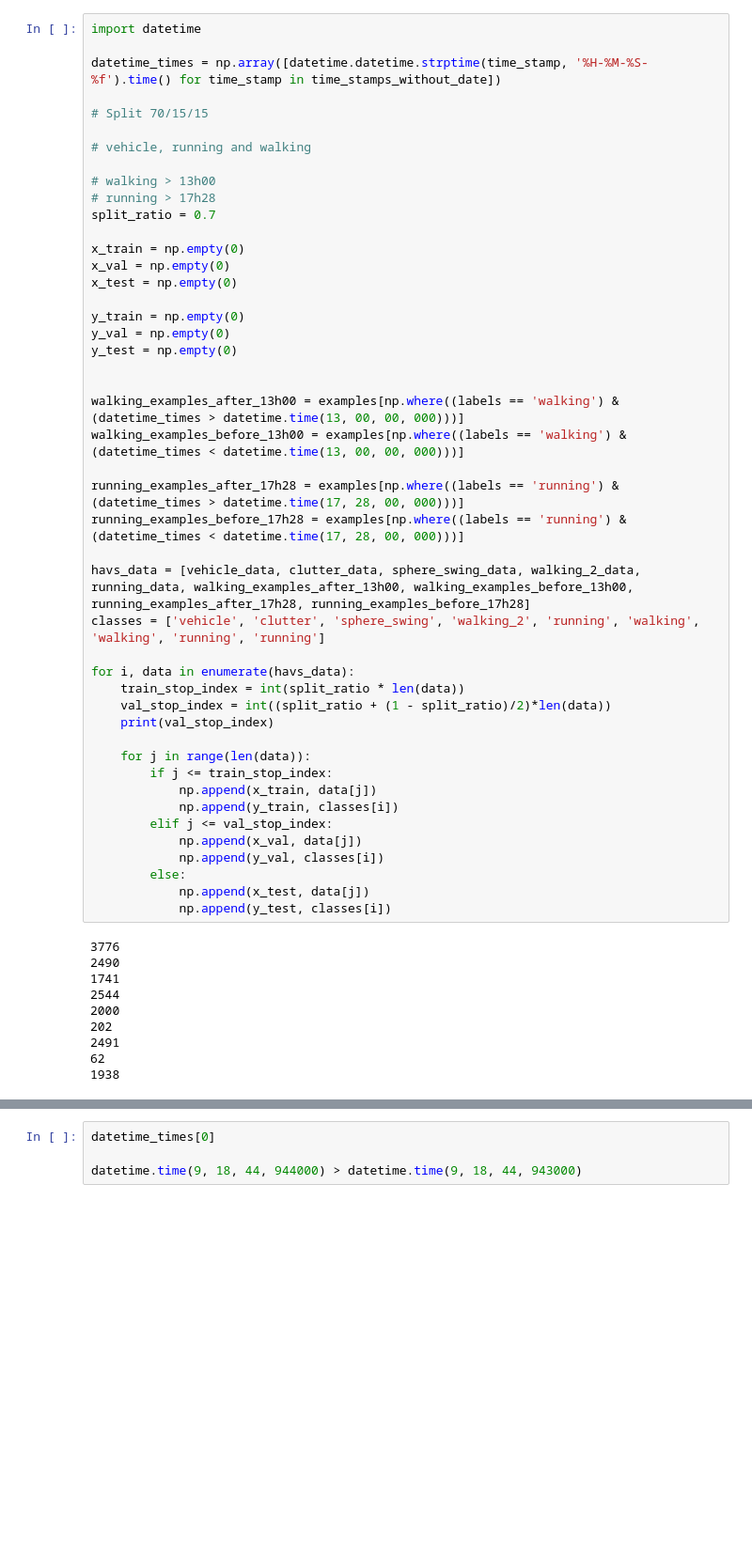
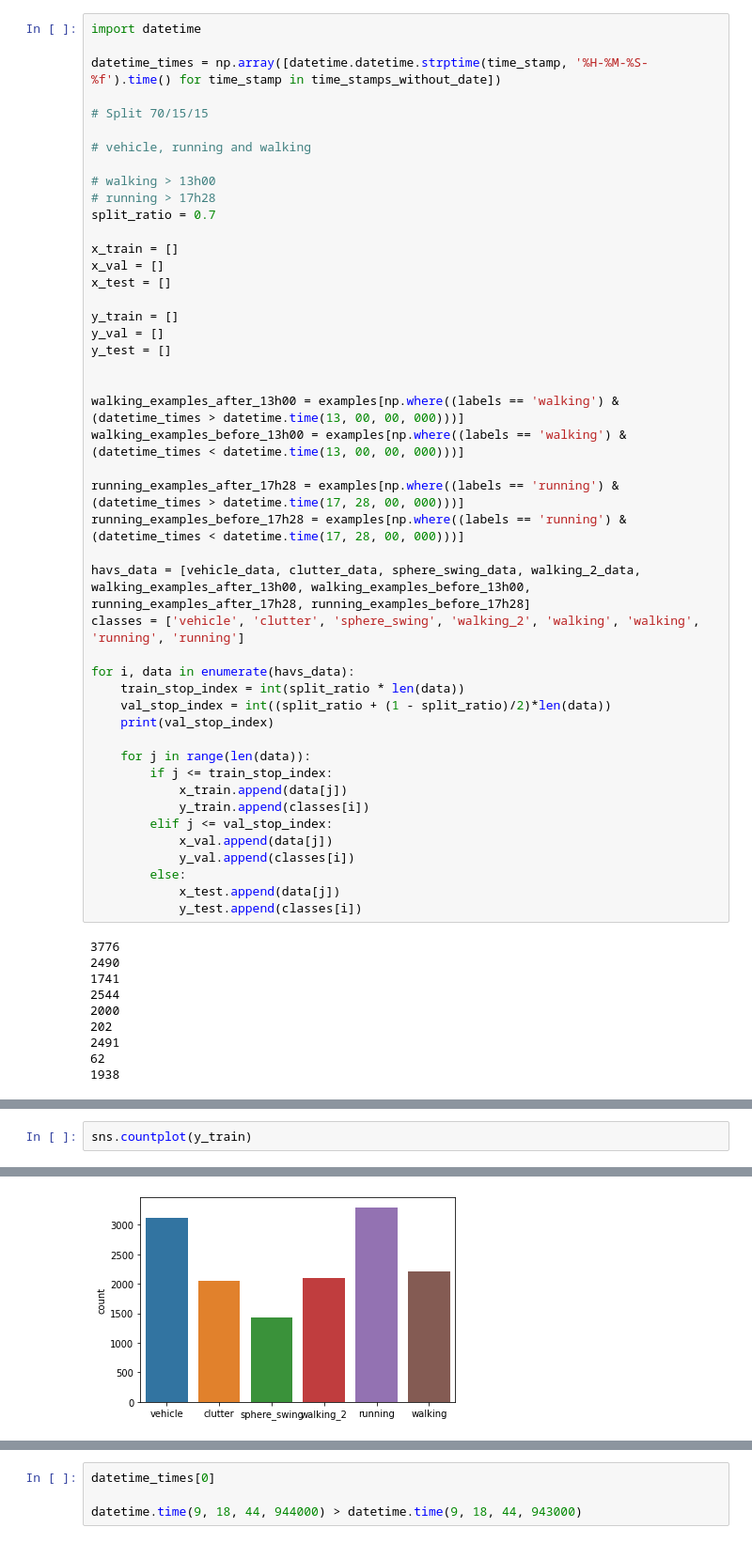
Before and after one commit to nemashy/Masters-Nyasha, a Jupyter notebook: preprocessing/eda.ipynb, the cells around one changed output, grey strips where cells are left out. Shown at 94% size. Saved outputs shown, nothing was run; the diff lists cells and outputs as text; blank space fills up the shorter version.

Commit message:
Corrected data splitting logic

```diff
--- a/preprocessing/eda.ipynb
+++ b/preprocessing/eda.ipynb
@@ -134,13 +134,13 @@ datetime_times = np.array([datetime.datetime.strptime(time_stamp, '%H-%M-%S-%f')
 # running > 17h28
 split_ratio = 0.7
 
-x_train = np.empty(0)
-x_val = np.empty(0)
-x_test = np.empty(0)
+x_train = []
+x_val = []
+x_test = []
 
-y_train = np.empty(0)
-y_val = np.empty(0)
-y_test = np.empty(0)
+y_train = []
+y_val = []
+y_test = []
 
 
 walking_examples_after_13h00 = examples[np.where((labels == 'walking') & (datetime_times > datetime.time(13, 00, 00, 000)))]
@@ -149,8 +149,8 @@ walking_examples_before_13h00 = examples[np.where((labels == 'walking') & (datet
 running_examples_after_17h28 = examples[np.where((labels == 'running') & (datetime_times > datetime.time(17, 28, 00, 000)))]
 running_examples_before_17h28 = examples[np.where((labels == 'running') & (datetime_times < datetime.time(17, 28, 00, 000)))]
 
-havs_data = [vehicle_data, clutter_data, sphere_swing_data, walking_2_data, running_data, walking_examples_after_13h00, walking_examples_before_13h00, running_examples_after_17h28, running_examples_before_17h28]
-classes = ['vehicle', 'clutter', 'sphere_swing', 'walking_2', 'running', 'walking', 'walking', 'running', 'running']
+havs_data = [vehicle_data, clutter_data, sphere_swing_data, walking_2_data, walking_examples_after_13h00, walking_examples_before_13h00, running_examples_after_17h28, running_examples_before_17h28]
+classes = ['vehicle', 'clutter', 'sphere_swing', 'walking_2', 'walking', 'walking', 'running', 'running']
 
 for i, data in enumerate(havs_data):
     train_stop_index = int(split_ratio * len(data))
@@ -159,14 +159,14 @@ for i, data in enumerate(havs_data):
 
     for j in range(len(data)):
         if j <= train_stop_index:
-            np.append(x_train, data[j])
-            np.append(y_train, classes[i])
+            x_train.append(data[j])
+            y_train.append(classes[i])
         elif j <= val_stop_index:
-            np.append(x_val, data[j])
-            np.append(y_val, classes[i])
+            x_val.append(data[j])
+            y_val.append(classes[i])
         else:
-            np.append(x_test, data[j])
-            np.append(y_test, classes[i])
+            x_test.append(data[j])
+            y_test.append(classes[i])
 # %% [output]
 3776
 2490
@@ -187,0 +180,3 @@ array([], dtype=float64)
+# %%
+sns.countplot(y_train)
+# %% [output]
@@ -187,0 +184 @@ array([], dtype=float64)
+[figure, added]
```
Also changed, not shown: parts of 6 cells of this notebook.
